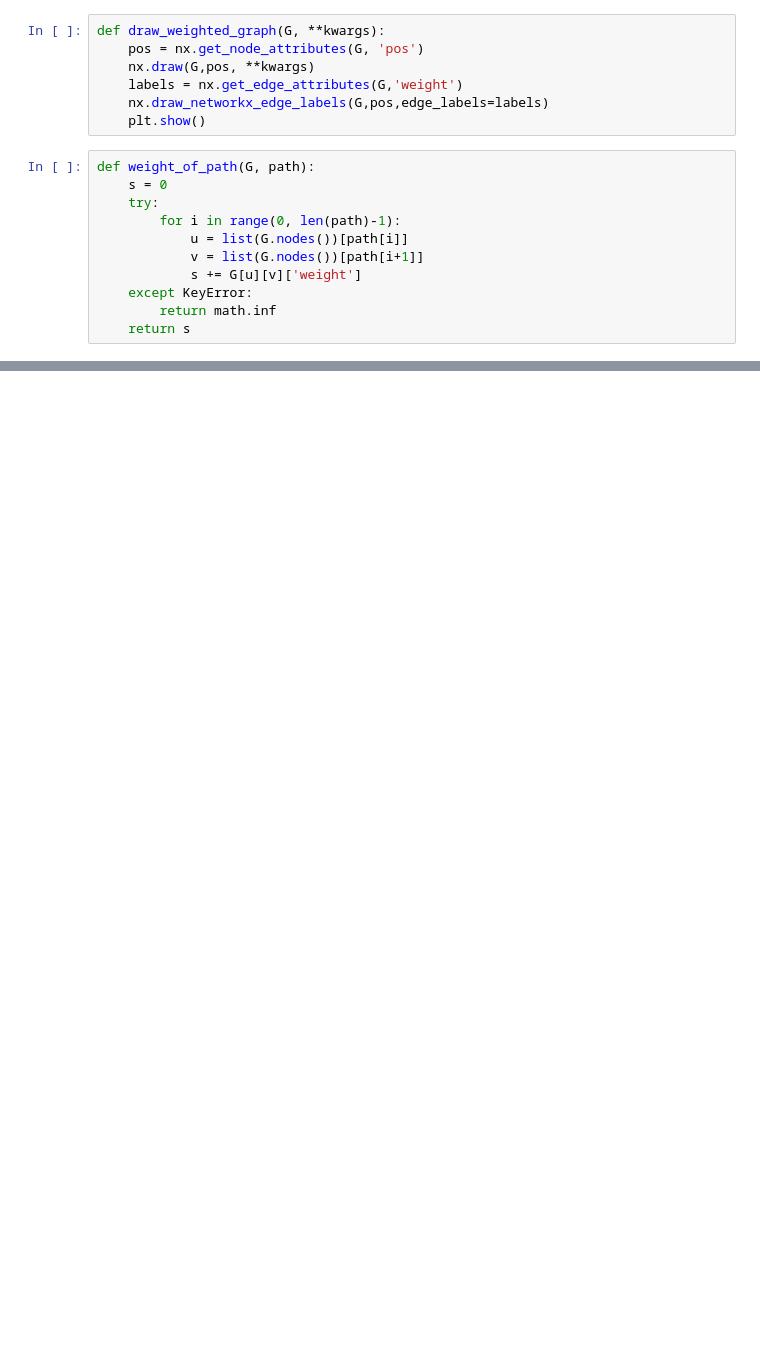
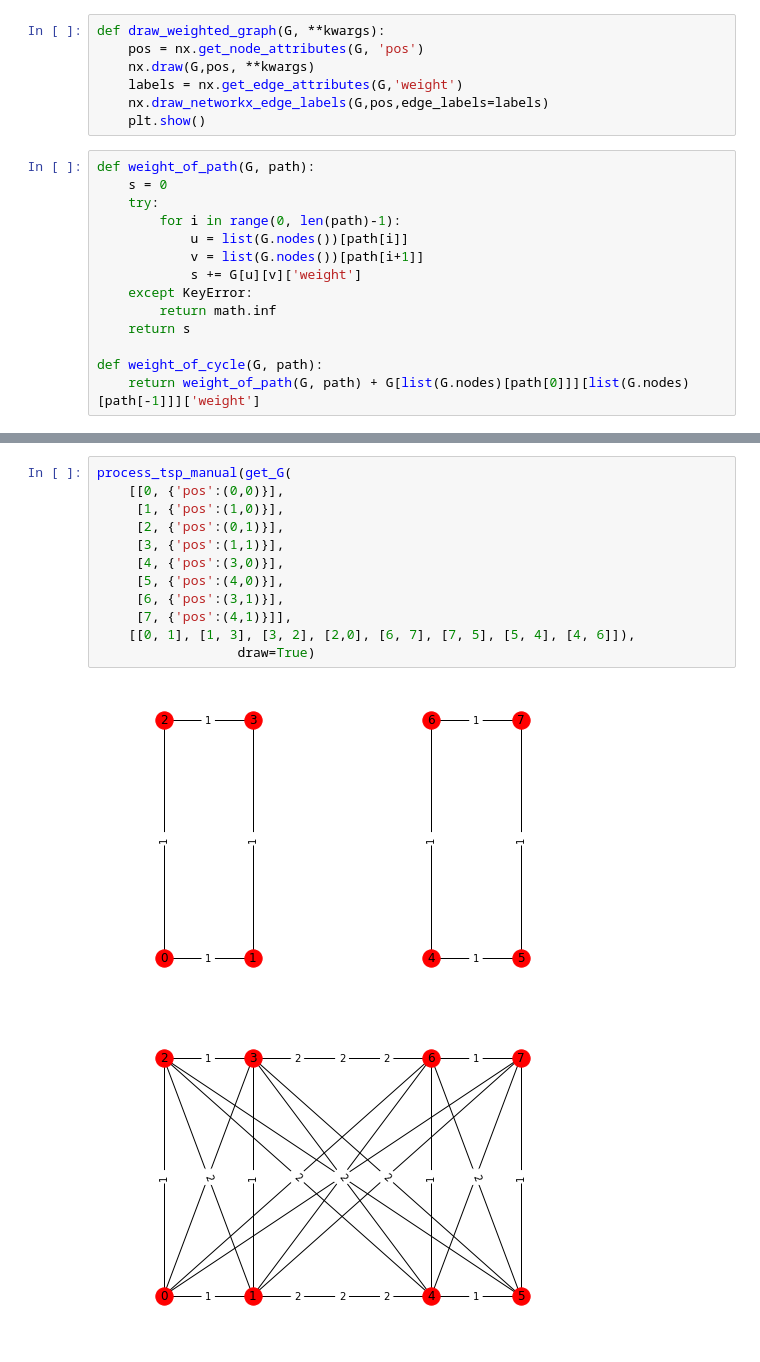
Before and after one commit to Wiki-fan/MIPT-all, a Jupyter notebook: Untitled.ipynb, the cells around one changed output, grey strips where cells are left out. Saved outputs shown, nothing was run; the diff lists cells and outputs as text; blank space fills up the shorter version.

```diff
--- a/Untitled.ipynb
+++ b/Untitled.ipynb
@@ -33,6 +39,9 @@ def weight_of_path(G, path):
     except KeyError:
         return math.inf
     return s
+
+def weight_of_cycle(G, path):
+    return weight_of_path(G, path) + G[list(G.nodes)[path[0]]][list(G.nodes)[path[-1]]]['weight']
 # %%
 # Обращение к библиотеке Concorde
 def solve_with_concorde(G):
@@ -252,0 +302,15 @@ KeyboardInterrupt:
+# %%
+process_tsp_manual(get_G(
+    [[0, {'pos':(0,0)}],
+     [1, {'pos':(1,0)}],
+     [2, {'pos':(0,1)}],
+     [3, {'pos':(1,1)}],
+     [4, {'pos':(3,0)}],
+     [5, {'pos':(4,0)}],
+     [6, {'pos':(3,1)}],
+     [7, {'pos':(4,1)}]],
+    [[0, 1], [1, 3], [3, 2], [2,0], [6, 7], [7, 5], [5, 4], [4, 6]]),
+                  draw=True)
+# %% [output]
+[figure, added]
+[figure, added]
```
Also changed, not shown: parts of 12 cells of this notebook, 2 other files.
